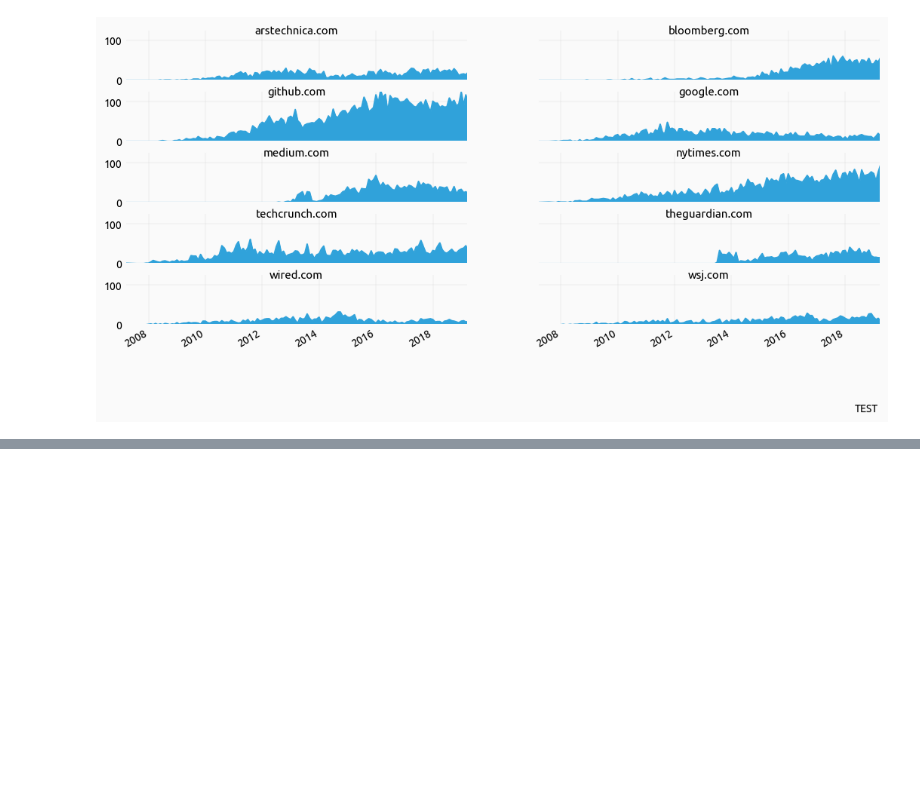
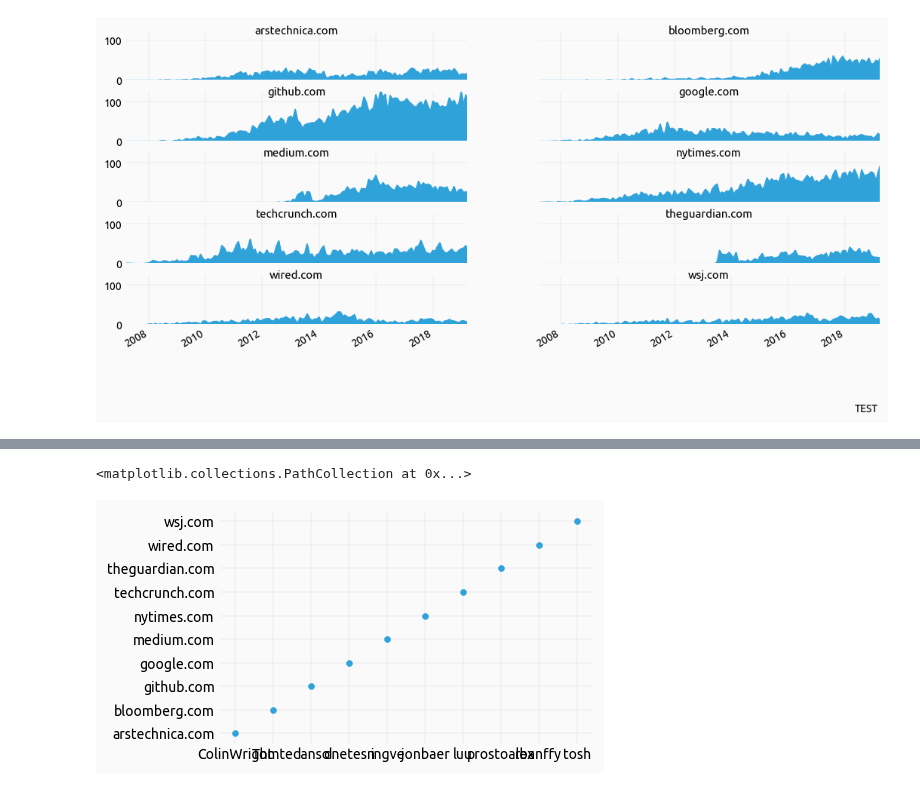
Before and after one commit to yaph/ipython-notebooks, a Jupyter notebook: hacker-news-stories.ipynb, the cells around one changed output, grey strips where cells are left out. Drawn from its saved outputs; the diff is of its cells as text; code cells hidden in the pictures; blank space fills up the shorter version.

```diff
--- a/hacker-news-stories.ipynb
+++ b/hacker-news-stories.ipynb
@@ -123,0 +168,5 @@ fig.text(0.92, 0, 'TEST');
+# %%
+plt.scatter(df_top_p.index, df_top_p.columns)
+# %% [output]
+<matplotlib.collections.PathCollection at 0x...>
+[figure, added]
```
Also changed, not shown: parts of 9 cells of this notebook.
